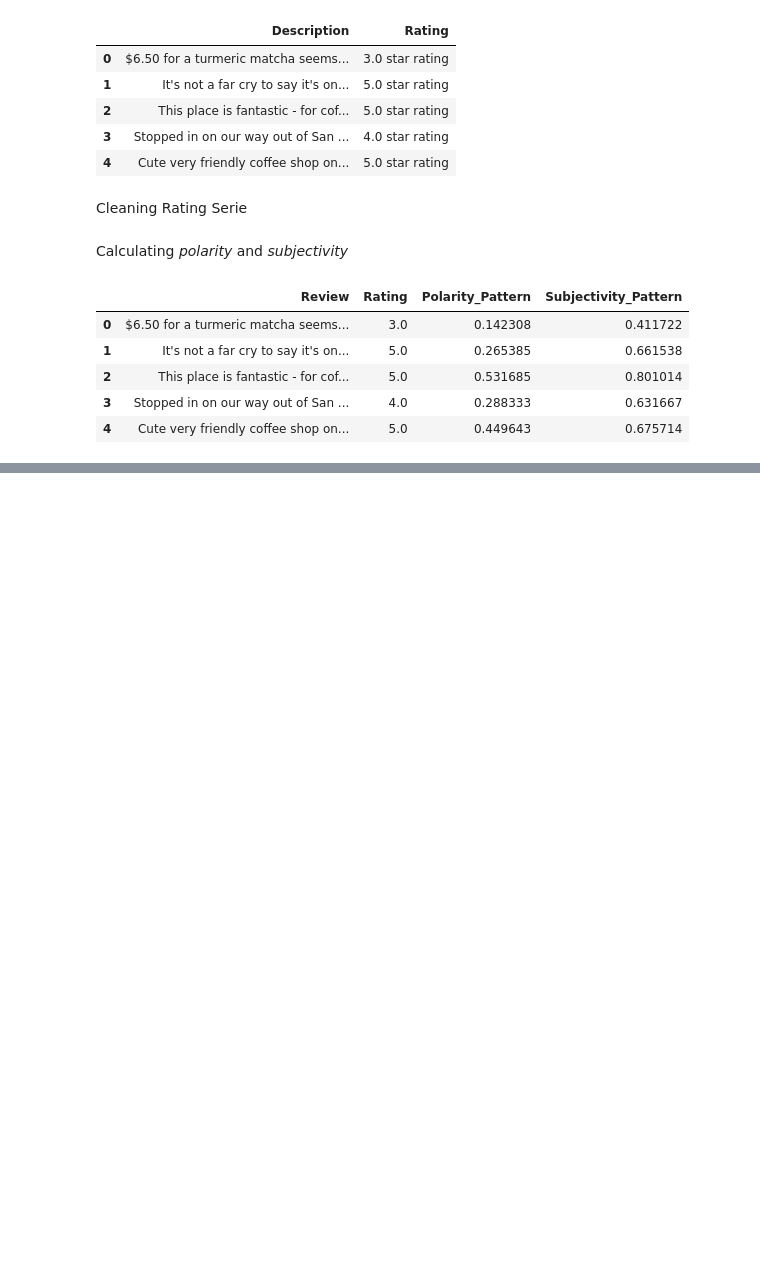
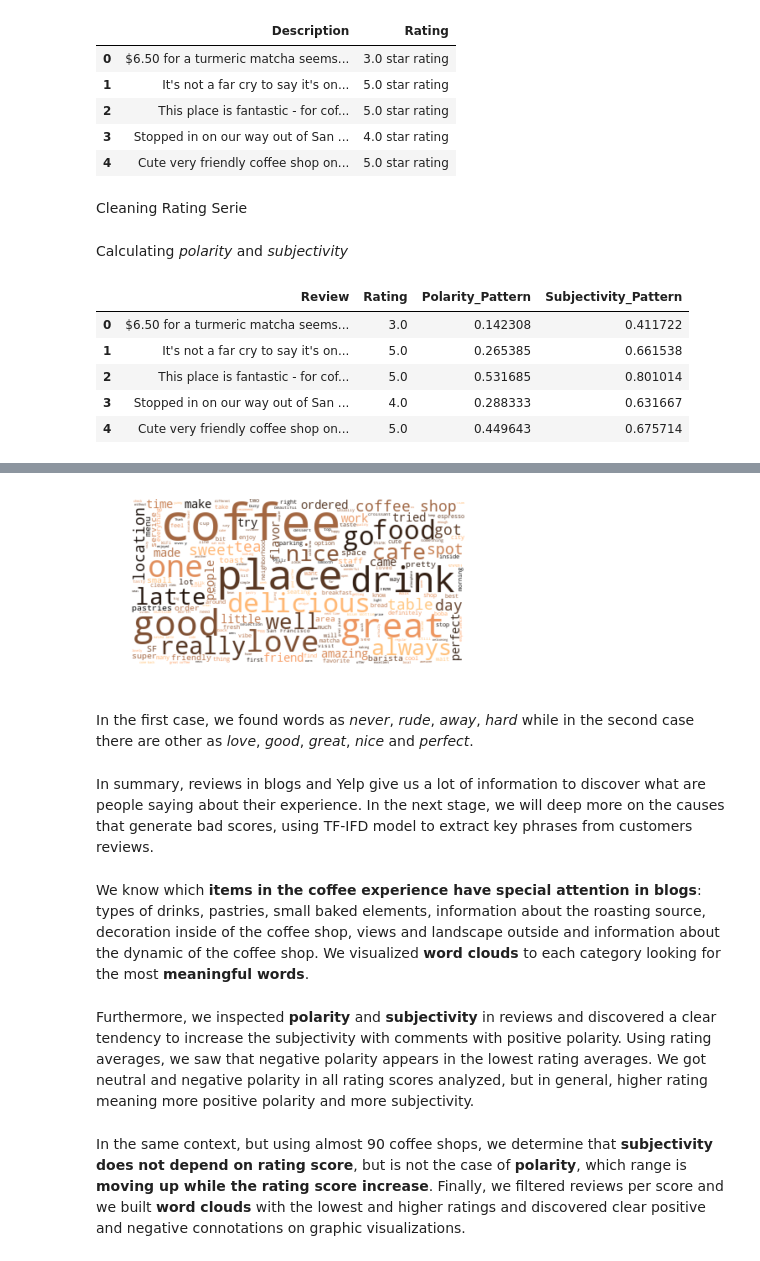
Before and after one commit to Daesparz/Capstone1, a Jupyter notebook: Data_Story/Sentiment_vs_rating.ipynb, the cells around one changed output, grey strips where cells are left out. Drawn from its saved outputs; the diff is of its cells as text; code cells hidden in the pictures; blank space fills up the shorter version.

```diff
--- a/Data_Story/Sentiment_vs_rating.ipynb
+++ b/Data_Story/Sentiment_vs_rating.ipynb
@@ -115,0 +161,3 @@ sns.catplot(x="Rating", kind="count", palette="ch:.25", data=df_story1)
+# %%
+df_rating5 = df_story1[(df_story1['Rating']==5)]
+df_rating5.head(15)
@@ -115,0 +181,22 @@ sns.catplot(x="Rating", kind="count", palette="ch:.25", data=df_story1)
+# %%
+text = ' '.join(df_rating5['Review'])
+stopwords = set(STOPWORDS)
+wordcloud = WordCloud(stopwords=stopwords,background_color="white",
+                      max_font_size=60, normalize_plurals=True,
+                      colormap='copper').generate(text)
+
+plt.imshow(wordcloud, interpolation='bilinear')
+plt.axis("off")
+plt.show()
+# %% [output]
+[figure, added]
+# %% [markdown]
+In the first case, we found words as *never*, *rude*, *away*, *hard* while in the second case there are other as *love*, *good*, *great*, *nice* and *perfect*.
+# %% [markdown]
+In summary, reviews in blogs and Yelp give us a lot of information to discover what are people saying about their experience. In the next stage, we will deep more on the causes that generate bad scores, using TF-IFD model to extract key phrases from customers reviews.
+# %% [markdown]
+We know which **items in the coffee experience have special attention in blogs**: types of drinks, pastries, small baked elements, information about the roasting source, decoration inside of the coffee shop, views and landscape outside and information about the dynamic of the coffee shop. We visualized **word clouds** to each category looking for the most **meaningful words**.
+# %% [markdown]
+Furthermore, we inspected **polarity** and **subjectivity** in reviews and discovered a clear tendency to increase the subjectivity with comments with positive polarity. Using rating averages, we saw that negative polarity appears in the lowest rating averages. We got neutral and negative polarity in all rating scores analyzed, but in general, higher rating meaning more positive polarity and more subjectivity.
+# %% [markdown]
+In the same context, but using almost 90 coffee shops, we determine that **subjectivity does not depend on rating score**, but is not the case of **polarity**, which range is **moving up while the rating score increase**. Finally, we filtered reviews per score and we built **word clouds** with the lowest and higher ratings and discovered clear positive and negative connotations on graphic visualizations.
```
Also changed, not shown: parts of 19 cells of this notebook, 10 other files.
